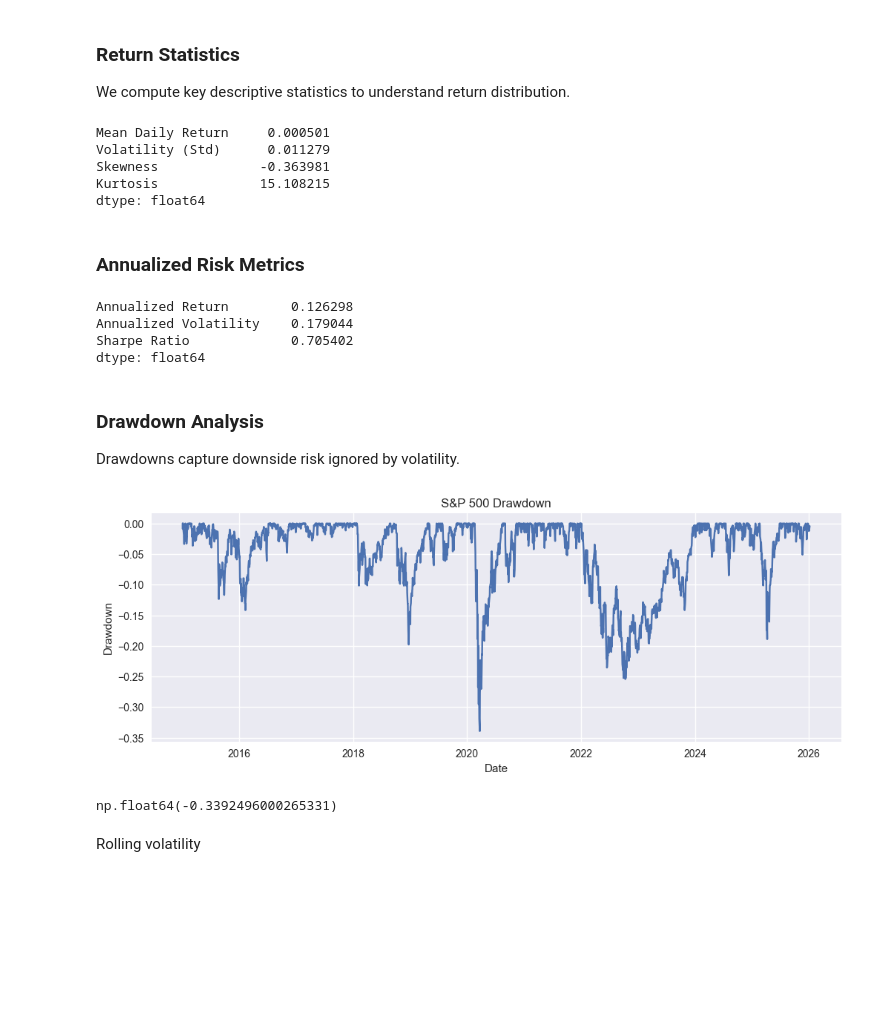
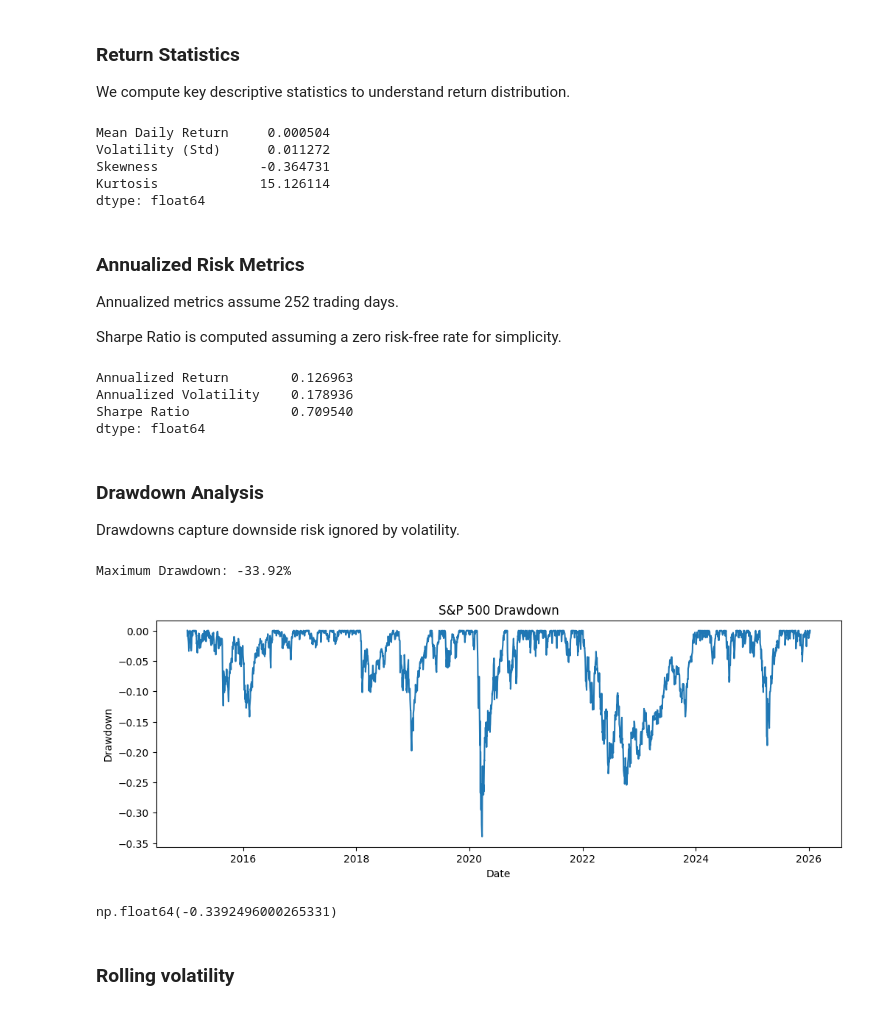
Before and after one commit to harshith8gowda/quant-data-projects, a Jupyter notebook: project_1_market_analysis/market_overview.ipynb, the cells around one changed output. Drawn from its saved outputs; the diff is of its cells as text; code cells hidden in the pictures; blank space fills up the shorter version.

```diff
--- a/project_1_market_analysis/market_overview.ipynb
+++ b/project_1_market_analysis/market_overview.ipynb
@@ -6,4 +18,4 @@ import matplotlib.pyplot as plt
 import warnings
 
 warnings.filterwarnings("ignore")
-plt.style.use("seaborn-v0_8")
+plt.style.use("default")
@@ -62,5 +64,5 @@ Returns are analyzed instead of prices because:
 # %%
-data['Returns'] = data['Close'].pct_change().dropna()
+data['Returns'] = data['Close'].pct_change()
 
 plt.figure(figsize=(12,4))
 plt.plot(data['Returns'])
@@ -84,17 +86,23 @@ stats = {
 
 pd.Series(stats)
 # %% [output]
-Mean Daily Return     0.000501
-Volatility (Std)      0.011279
-Skewness             -0.363981
-Kurtosis             15.108215
+Mean Daily Return     0.000504
+Volatility (Std)      0.011272
+Skewness             -0.364731
+Kurtosis             15.126114
 dtype: float64
 # %% [markdown]
 ### Annualized Risk Metrics
+
+Annualized metrics assume 252 trading days.
+
+Sharpe Ratio is computed assuming a zero risk-free rate for simplicity.
 # %%
 annualized_return = data['Returns'].mean() * 252
 annualized_vol = data['Returns'].std() * np.sqrt(252)
-sharpe_ratio = annualized_return / annualized_vol
+risk_free_rate = 0.0
+sharpe_ratio = (annualized_return - risk_free_rate) / annualized_vol
+
 
 pd.Series({
     "Annualized Return": annualized_return,
@@ -102,9 +110,9 @@ pd.Series({
     "Sharpe Ratio": sharpe_ratio
 })
 # %% [output]
-Annualized Return        0.126298
-Annualized Volatility    0.179044
-Sharpe Ratio             0.705402
+Annualized Return        0.126963
+Annualized Volatility    0.178936
+Sharpe Ratio             0.709540
 dtype: float64
 # %% [markdown]
 ### Drawdown Analysis
@@ -113,21 +121,25 @@ Drawdowns capture downside risk ignored by volatility.
 # %%
 cum_returns = (1 + data['Returns']).cumprod()
 rolling_max = cum_returns.cummax()
 drawdown = (cum_returns - rolling_max) / rolling_max
+max_dd = drawdown.min()
+print(f"Maximum Drawdown: {max_dd:.2%}")
+
 
 plt.figure(figsize=(12,4))
 plt.plot(drawdown)
 plt.title("S&P 500 Drawdown")
 plt.xlabel("Date")
 plt.ylabel("Drawdown")
 plt.show()
 
 drawdown.min()
 # %% [output]
+Maximum Drawdown: -33.92%
-[figure, old version]
+[figure, new version]
-np.float64(-0.3392496000265331)
+np.float64(-0.3392496000265331)
 # %% [markdown]
-Rolling volatility
+### Rolling volatility
 # %%
 data['RollingVol_30'] = data['Returns'].rolling(30).std() * np.sqrt(252)
 
```
Also changed, not shown: parts of 10 cells of this notebook, 2 other files.
